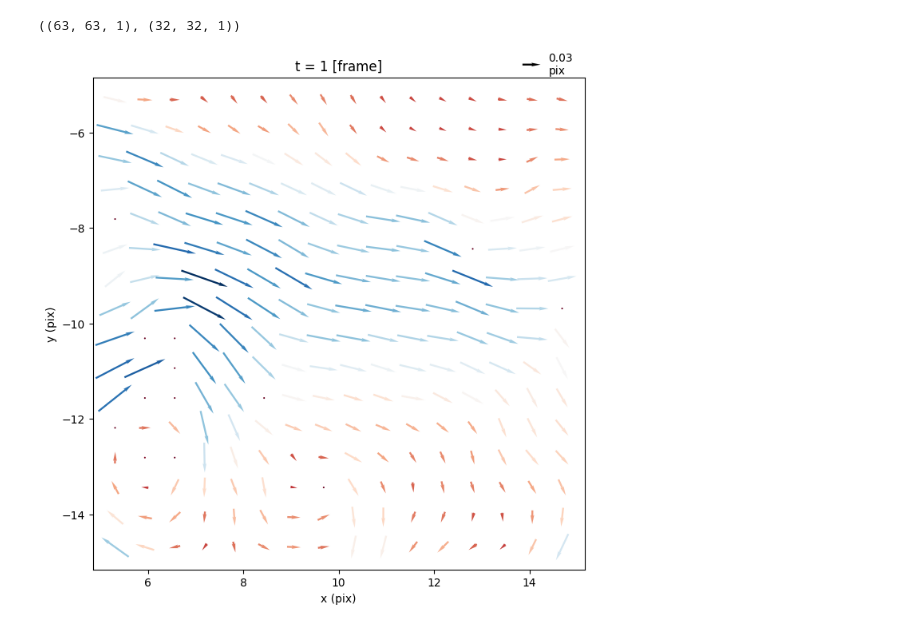
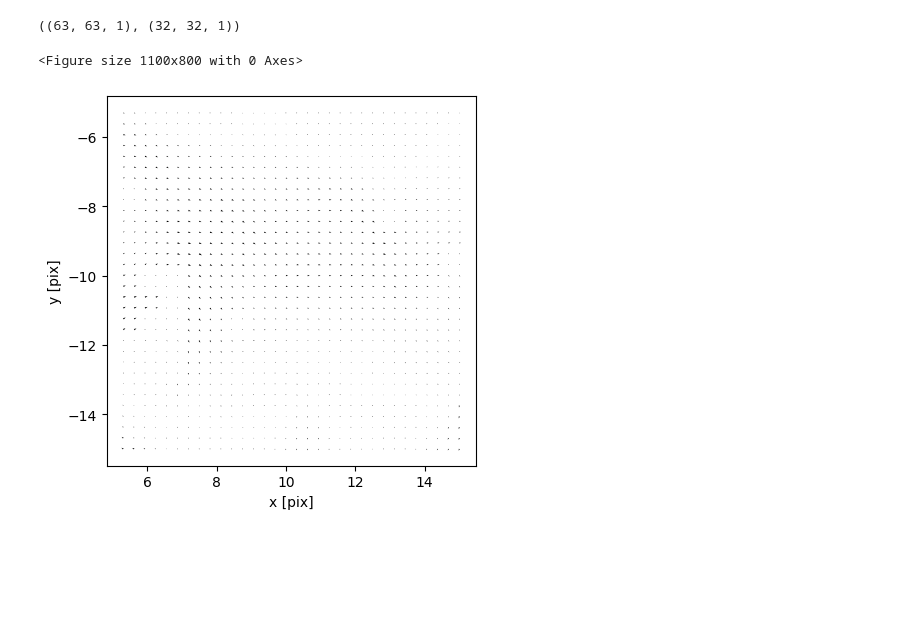
Before and after one commit to alexlib/pivpy, a Jupyter notebook: examples/notebooks/example_methods.ipynb, the cells around one changed output. Saved outputs shown, nothing was run; the diff lists cells and outputs as text; code cells hidden in the pictures; blank space fills up the shorter version.

```diff
--- a/examples/notebooks/example_methods.ipynb
+++ b/examples/notebooks/example_methods.ipynb
@@ -59,11 +129,12 @@ a.u.shape, c.u.shape
 # %%
 # define size before the plot
 plt.figure(figsize=(11,8))
 
 # show less vectors using nthArr
-fig, ax = graphics.quiver(c.isel(t=0),arrScale=10,nthArr=2)
+fig, ax = graphics.quiver(c.isel(t=0),scalingFactor=10)
 # %% [output]
+<Figure size 1100x800 with 0 Axes>
-[figure, old version]
+[figure, new version]
 # %%
 # let's play with some synthetic data
 c = io.create_sample_Dataset()
```
Also changed, not shown: parts of 9 cells of this notebook, 19 other files.
